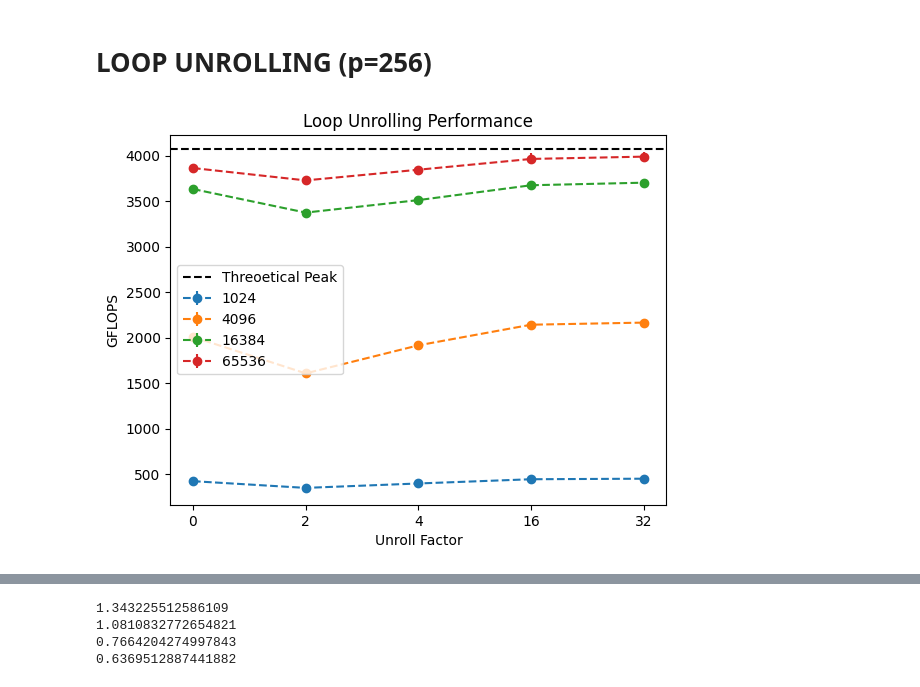
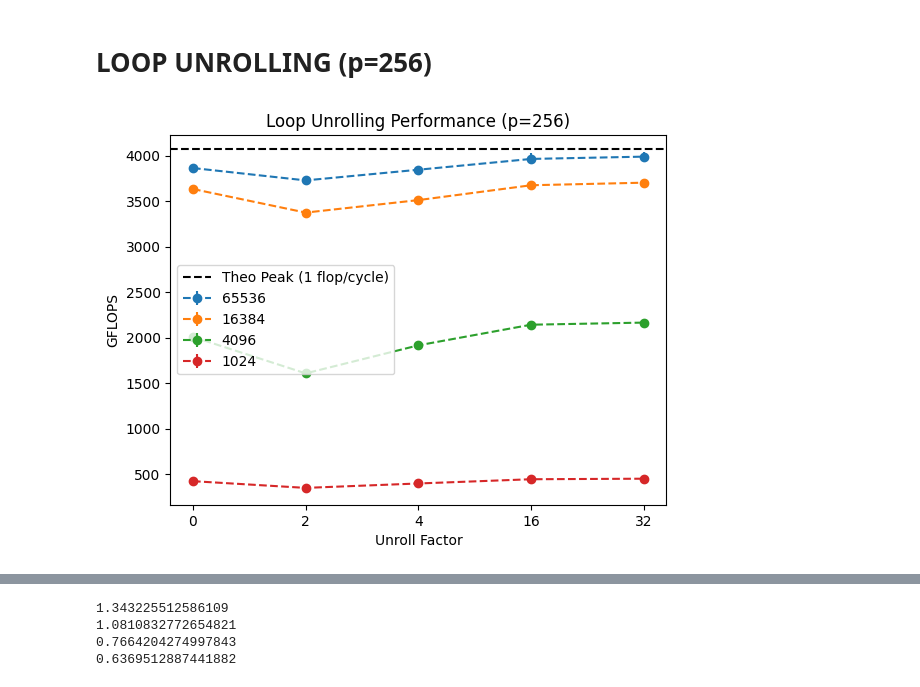
Before and after one commit to Berto70/nbody_cuda, a Jupyter notebook: plot/test.ipynb, the cells around one changed output, grey strips where cells are left out. Drawn from its saved outputs; the diff is of its cells as text; code cells hidden in the pictures.

Commit message:
plots

```diff
--- a/plot/test.ipynb
+++ b/plot/test.ipynb
@@ -112,19 +112,19 @@ for i in uroll:
 u_mean = [u_1024_m, u_4096_m, u_16384_m, u_65536_m]
 u_std = [u_1024_s, u_4096_s, u_16384_s, u_65536_s]
 # %%
+plt.errorbar(np.arange(5), u_65536_m, yerr=u_65536_s, label='65536', fmt='--o')
+plt.errorbar(np.arange(5), u_16384_m, yerr=u_16384_s, label='16384', fmt='--o')
+plt.errorbar(np.arange(5), u_4096_m, yerr=u_4096_s, label='4096', fmt='--o')
 plt.errorbar(np.arange(5), u_1024_m, yerr=u_1024_s, label='1024', fmt='--o')
-plt.errorbar(np.arange(5), u_4096_m, yerr=u_4096_s, label='4096', fmt='--o')
-plt.errorbar(np.arange(5), u_16384_m, yerr=u_16384_s, label='16384', fmt='--o')
-plt.errorbar(np.arange(5), u_65536_m, yerr=u_65536_s, label='65536', fmt='--o')
 
-plt.axhline(4070.5, color='k', linestyle='--', label='Threoetical Peak')
+plt.axhline(4070.5, color='k', linestyle='--', label='Theo Peak (1 flop/cycle)')
 
 plt.xlabel('Unroll Factor')
 plt.ylabel('GFLOPS')
 plt.xticks(np.arange(5), uroll)
-plt.title('Loop Unrolling Performance')
+plt.title('Loop Unrolling Performance (p=256)')
 
 plt.legend(loc='center left')
 plt.show()
 # %% [output]
-[figure, old version]
+[figure, new version]
```
Also changed, not shown: parts of 4 cells of this notebook, 2 other files.
